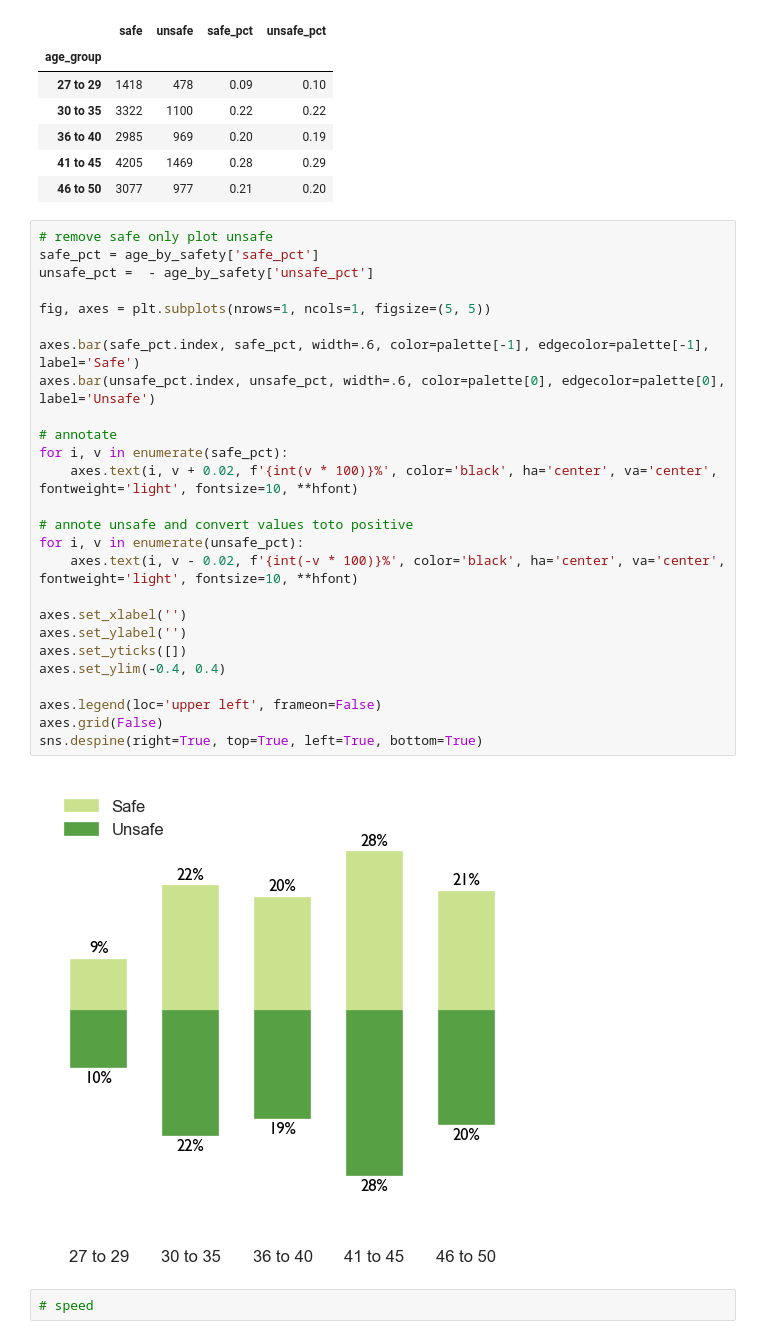
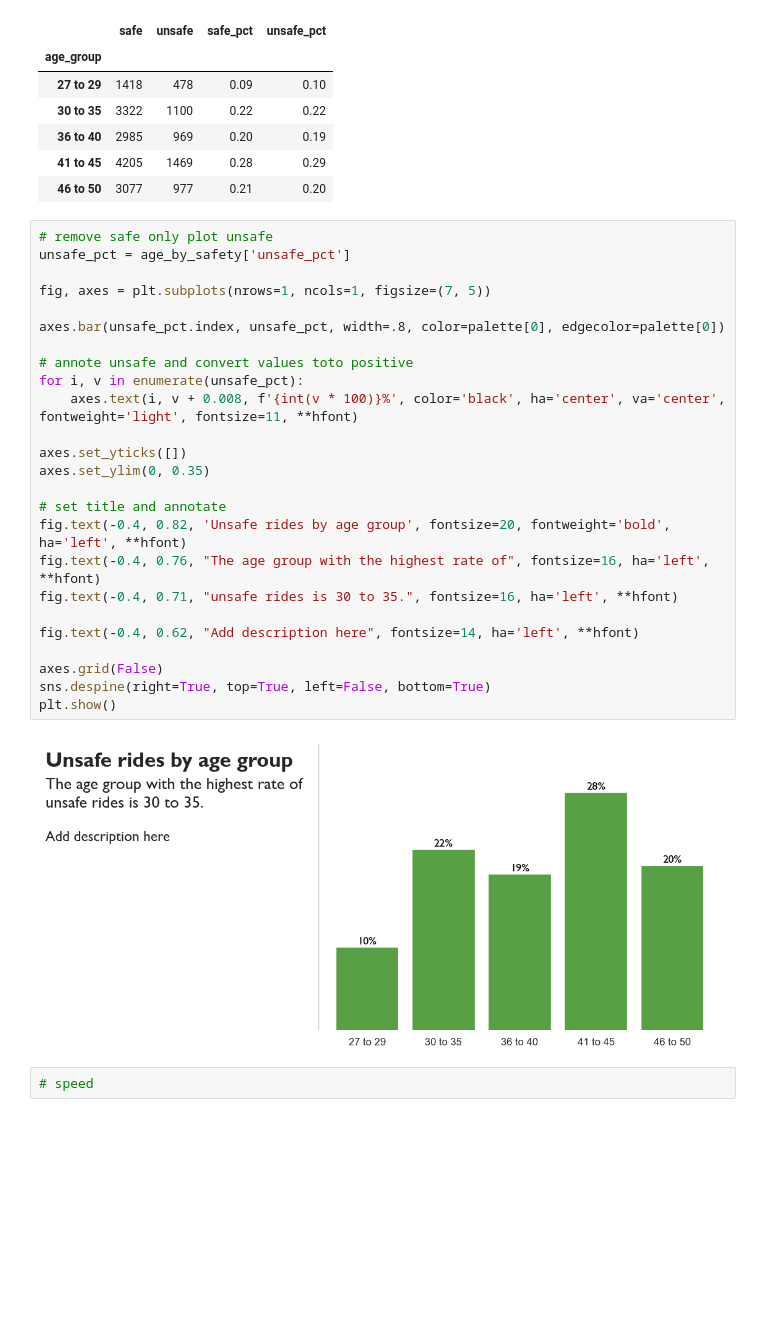
Before and after one commit to timothyckl/Just-Taxi-Analysis, a Jupyter notebook: analysis/visualizations.ipynb, the cells around one changed output. Drawn from its saved outputs; the diff is of its cells as text; blank space fills up the shorter version.

```diff
--- a/analysis/visualizations.ipynb
+++ b/analysis/visualizations.ipynb
@@ -287,31 +287,30 @@ age_by_safety
 | 46 to 50 | 3077 | 977 | 0.21 | 0.20 |
 # %%
 # remove safe only plot unsafe
-safe_pct = age_by_safety['safe_pct']
-unsafe_pct =  - age_by_safety['unsafe_pct']
+unsafe_pct = age_by_safety['unsafe_pct']
 
-fig, axes = plt.subplots(nrows=1, ncols=1, figsize=(5, 5))
+fig, axes = plt.subplots(nrows=1, ncols=1, figsize=(7, 5))
 
-axes.bar(safe_pct.index, safe_pct, width=.6, color=palette[-1], edgecolor=palette[-1], label='Safe')
-axes.bar(unsafe_pct.index, unsafe_pct, width=.6, color=palette[0], edgecolor=palette[0], label='Unsafe')
-
-# annotate
-for i, v in enumerate(safe_pct):
-    axes.text(i, v + 0.02, f'{int(v * 100)}%', color='black', ha='center', va='center', fontweight='light', fontsize=10, **hfont)
+axes.bar(unsafe_pct.index, unsafe_pct, width=.8, color=palette[0], edgecolor=palette[0])
 
 # annote unsafe and convert values toto positive
 for i, v in enumerate(unsafe_pct):
-    axes.text(i, v - 0.02, f'{int(-v * 100)}%', color='black', ha='center', va='center', fontweight='light', fontsize=10, **hfont)
+    axes.text(i, v + 0.008, f'{int(v * 100)}%', color='black', ha='center', va='center', fontweight='light', fontsize=11, **hfont)
 
-axes.set_xlabel('')
-axes.set_ylabel('')
 axes.set_yticks([])
-axes.set_ylim(-0.4, 0.4)
+axes.set_ylim(0, 0.35)
 
-axes.legend(loc='upper left', frameon=False)
+# set title and annotate
+fig.text(-0.4, 0.82, 'Unsafe rides by age group', fontsize=20, fontweight='bold',  ha='left', **hfont)
+fig.text(-0.4, 0.76, "The age group with the highest rate of", fontsize=16, ha='left', **hfont)
+fig.text(-0.4, 0.71, "unsafe rides is 30 to 35.", fontsize=16, ha='left', **hfont)
+
+fig.text(-0.4, 0.62, "Add description here", fontsize=14, ha='left', **hfont)
+
 axes.grid(False)
-sns.despine(right=True, top=True, left=True, bottom=True)
+sns.despine(right=True, top=True, left=False, bottom=True)
+plt.show()
 # %% [output]
-[figure, old version]
+[figure, new version]
 # %%
 # speed
```
Also changed, not shown: parts of 3 cells of this notebook, 1 other file.
